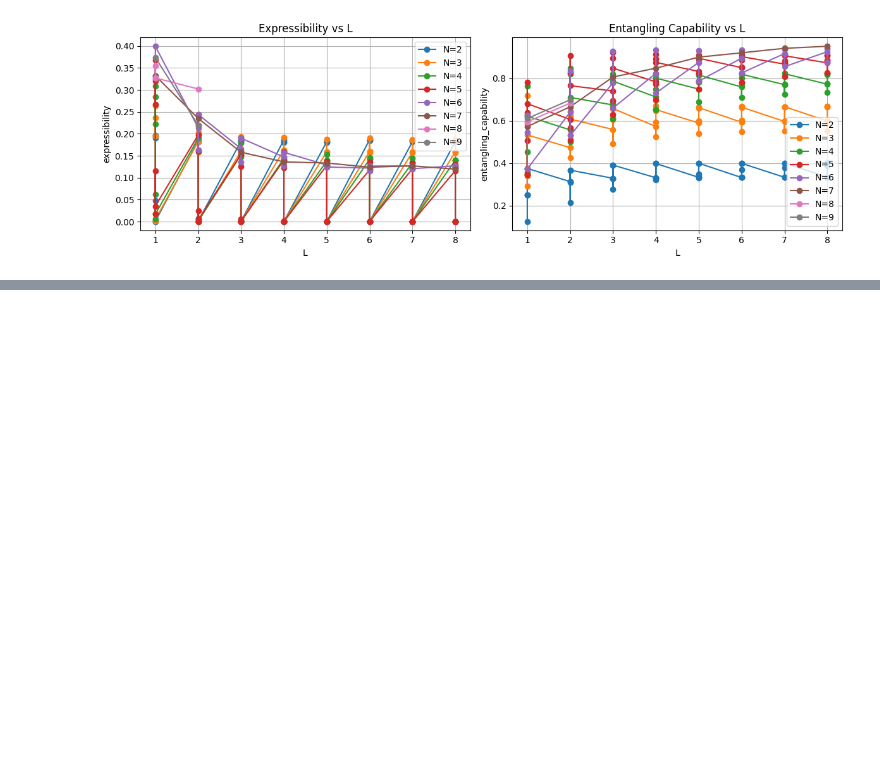
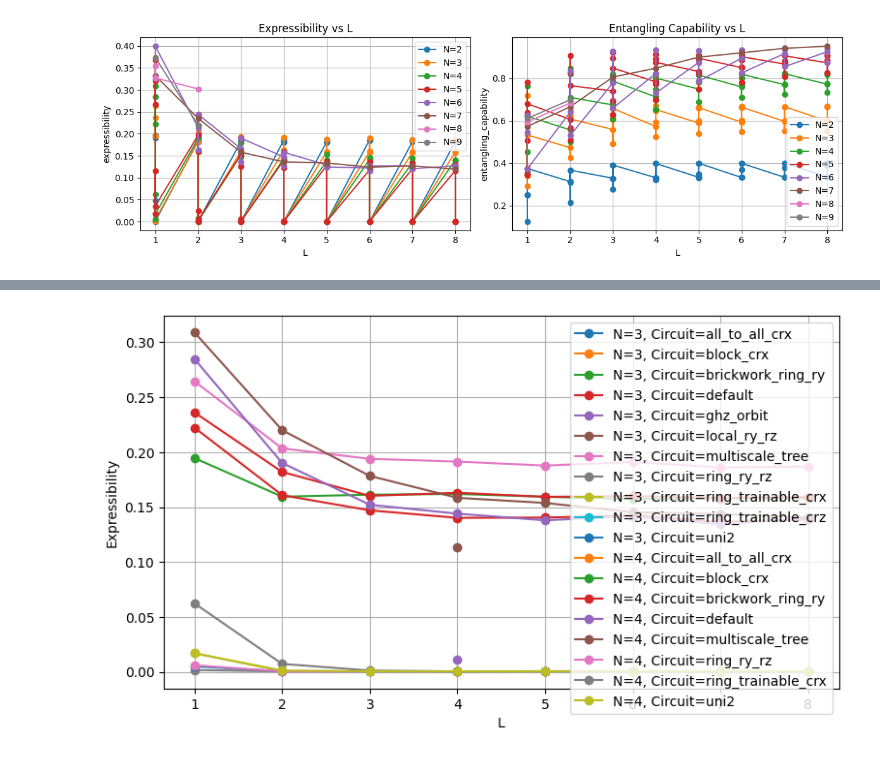
Before and after one commit to Joel-Kunk/VQCFD_quimb, a Jupyter notebook: analysis_results.ipynb, the cells around one changed output, grey strips where cells are left out. Drawn from its saved outputs; the diff is of its cells as text; code cells hidden in the pictures; blank space fills up the shorter version.

```diff
--- a/analysis_results.ipynb
+++ b/analysis_results.ipynb
@@ -355,0 +368,34 @@ pandas.DataFrame
+# %%
+# X accepts one column; Y accepts one column or a list of columns.
+# GROUP_BY accepts one column, a list of columns, or None.
+X = "L"
+Y = "Expressibility"
+GROUP_BY = ["N","Circuit"]#["N", "NumberOfParameters"] #["N", "Circuit"]
+X_LABEL = None             # e.g. "Number of layers"; None uses X
+Y_LABEL = None             # e.g. "Error"; None uses Y (or "Value" for multiple Ys)
+X_LIMITS = None            # e.g. (0, 10); use None for automatic limits
+Y_LIMITS = None            # e.g. (0, 1); use None for automatic limits
+
+NS = [3,4] #[2,3,4,5,6] # None               # e.g. [3, 4, 5]
+LS = None #[1,2,3,4,5,6,7,8]               # e.g. [1, 2, 3]
+CIRCUITS = None #["ring_ry_rz","default","ring_trainable_crx"] #["uni2","ring_trainable_crx","default",'multiscale_tree']         # e.g. ["default", "uni2", "brickwork_ring_ry"]
+INITIAL_STATES = "sine"   # e.g. ["sine", "tapered_gaussian"]
+
+filtered_table, ax, fig = an.plot_run_table(
+    run_table,
+    x=X,
+    y=Y,
+    ns=NS,
+    ls=LS,
+    circuits=CIRCUITS,
+    initial_states=INITIAL_STATES,
+    group_by=GROUP_BY,
+    kind="line",        # "line" or "scatter"
+    log_y=False,
+    x_label=X_LABEL,
+    y_label=Y_LABEL,
+    x_limits=X_LIMITS,
+    y_limits=Y_LIMITS,
+)
+# %% [output]
+[figure, added]
```
Also changed, not shown: parts of 5 cells of this notebook, 3 other files.
